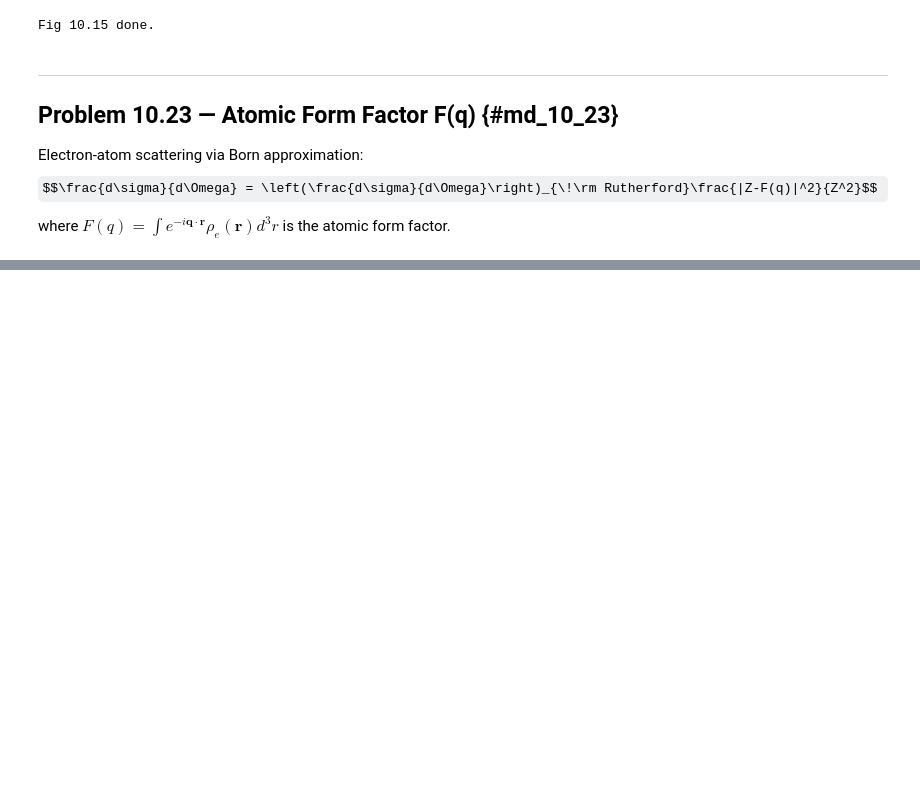
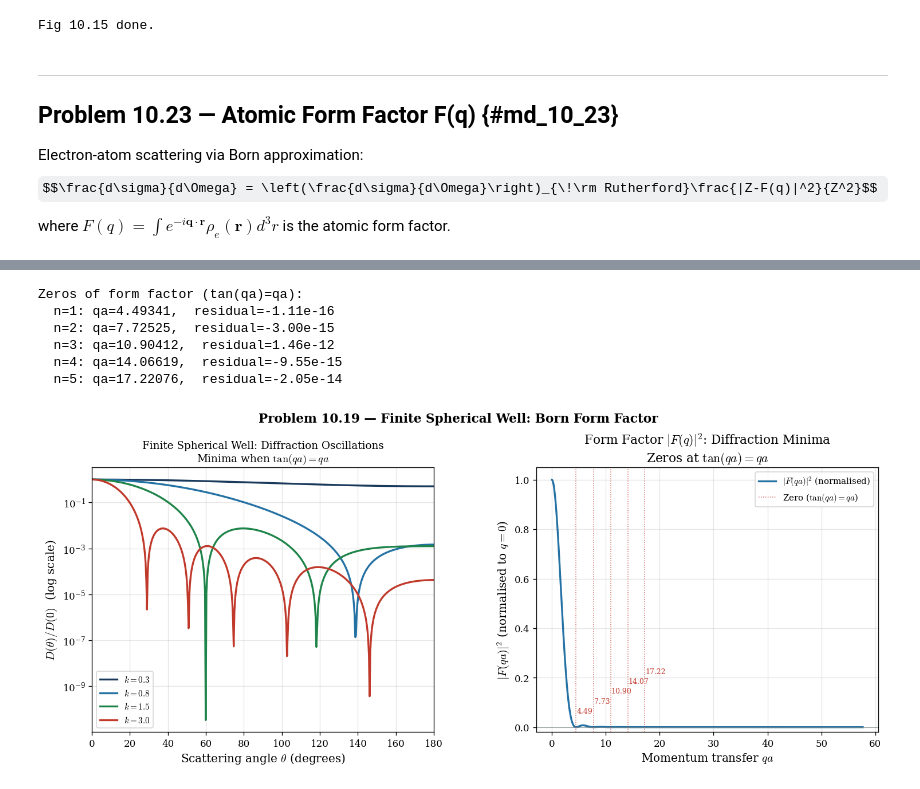
Before and after one commit to SeoulTechPSE/introduction_to_quantum_mechanics, a Jupyter notebook: ch10_visualizations.ipynb, the cells around one changed output, grey strips where cells are left out. Drawn from its saved outputs; the diff is of its cells as text; code cells hidden in the pictures; some formulas as TeX source; blank space fills up the shorter version.

```diff
--- a/ch10_visualizations.ipynb
+++ b/ch10_visualizations.ipynb
@@ -346,0 +417,73 @@ Fig 10.23 done.
+# %%
+# Problem 10.19: Finite spherical well — Born form factor
+from scipy.optimize import brentq
+
+hbar = 1.0; m_w = 1.0; V0 = 1.0; a = 3.0
+
+# Accurate zeros of tan(qa)=qa
+zeros_qa = []
+for n in range(1, 6):
+    lo, hi = n*np.pi + 0.01, (n+0.5)*np.pi - 0.01
+    try:
+        r = brentq(lambda x: np.tan(x)-x, lo, hi)
+        zeros_qa.append(r)
+    except Exception:
+        pass
+
+print('Zeros of form factor (tan(qa)=qa):')
+for i, z in enumerate(zeros_qa):
+    val = np.sin(z) - z*np.cos(z)
+    print(f'  n={i+1}: qa={z:.5f},  residual={val:.2e}')
+
+fig, axes = plt.subplots(1, 2, figsize=(13, 5.0))
+plt.subplots_adjust(top=0.88, left=0.09, right=0.97, wspace=0.30)
+
+theta_arr = np.linspace(0.01, np.pi, 500)
+
+# Left: D(theta) for several k values
+ax = axes[0]
+k_vals = [0.3, 0.8, 1.5, 3.0]; col_k = [NAVY, BLUE, GREEN, RED]
+for k, c in zip(k_vals, col_k):
+    q_arr = 2*k*np.sin(theta_arr/2)
+    with np.errstate(divide='ignore', invalid='ignore'):
+        f_Born = (2*m_w*V0/hbar**2) * (np.sin(q_arr*a) - q_arr*a*np.cos(q_arr*a)) / q_arr**3
+        f_Born[q_arr < 1e-6] = 2*m_w*V0*a**3/(3*hbar**2)
+    D = f_Born**2
+    ax.semilogy(np.degrees(theta_arr), D/D[0], color=c, lw=2, label=fr'$k={k}$')
+ax.set_xlabel(r'Scattering angle $\theta$ (degrees)', labelpad=3)
+ax.set_ylabel(r'$D(\theta)/D(0)$  (log scale)')
+ax.set_title('Finite Spherical Well: Diffraction Oscillations\n'
+             r'Minima when $\tan(qa)=qa$', fontsize=11)
+ax.legend(fontsize=9); ax.grid(True, alpha=0.3, which='both'); ax.set_xlim(0, 180)
+
+# Right: |F(q)|^2 vs qa
+ax2 = axes[1]
+q_cont = np.linspace(1e-3, zeros_qa[-1]+2, 800)
+qa = q_cont * a
+with np.errstate(divide='ignore', invalid='ignore'):
+    F_q = (np.sin(qa) - qa*np.cos(qa)) / qa**3
+    F_q[qa < 1e-3] = 1/3
+F_norm = F_q / F_q[0]
+ax2.plot(qa, F_norm**2, color=BLUE, lw=2, label=r'$|F(qa)|^2$ (normalised)')
+ax2.axhline(0, color=GRAY, lw=0.5)
+for i, z in enumerate(zeros_qa):
+    ax2.axvline(z, color=RED, lw=0.9, ls=':', alpha=0.75,
+                label=r'Zero ($\tan(qa)=qa$)' if i == 0 else None)
+    ax2.text(z+0.1, 0.05+0.04*i, f'{z:.2f}', color=RED, fontsize=7.5, va='bottom')
+ax2.set_xlabel(r'Momentum transfer $qa$', labelpad=3)
+ax2.set_ylabel(r'$|F(qa)|^2$ (normalised to $q=0$)')
+ax2.set_title(r'Form Factor $|F(q)|^2$: Diffraction Minima' + '\n'
+              r'Zeros at $\tan(qa)=qa$')
+ax2.legend(fontsize=9); ax2.grid(True, alpha=0.3); ax2.set_ylim(-0.02, 1.05)
+
+plt.suptitle('Problem 10.19 — Finite Spherical Well: Born Form Factor',
+             fontsize=13, fontweight='bold', y=1.04)
+figures.append((fig, 'fig_10_19.png')); plt.show()
+# %% [output]
+Zeros of form factor (tan(qa)=qa):
+  n=1: qa=4.49341,  residual=-1.11e-16
+  n=2: qa=7.72525,  residual=-3.00e-15
+  n=3: qa=10.90412,  residual=1.46e-12
+  n=4: qa=14.06619,  residual=-9.55e-15
+  n=5: qa=17.22076,  residual=-2.05e-14
+[figure, added]
```
Also changed, not shown: parts of 8 cells of this notebook.
